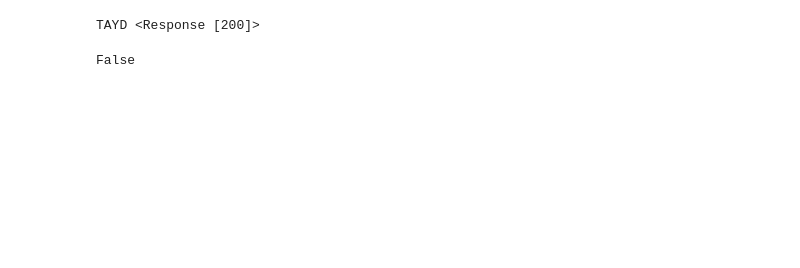
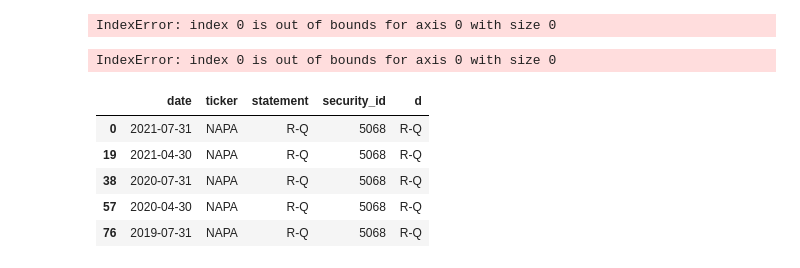
Before and after one commit to VonPappen/Simply-Fundamental-Database-Webscrapper, a Jupyter notebook: test2.ipynb, the cells around one changed output. Drawn from its saved outputs; the diff is of its cells as text; code cells hidden in the pictures; blank space fills up the shorter version.

```diff
--- a/test2.ipynb
+++ b/test2.ipynb
@@ -361,5 +246,24 @@ def no_table_log(ticker, stmnt, t_format):
-# %%
-no_table_log("TAYD", 'income-statement', 'annual')
-# %% [output]
-TAYD <Response [200]>
-False
+# %%
+df["statement"][(df['date'] == '2021-06-30') & (df['ticker'] == 'MSFT')].values[0]
+# %% [output]
+IndexError: index 0 is out of bounds for axis 0 with size 0
+# %%
+def retrieve_statement_id(date, ticker):
+    # df should be generated from existing listing database
+
+    return df["statement"][(df['date'] == date) & (df['ticker'] == ticker)].values[0]
+# %%
+retrieve_statement_id('2021-06-30', 'MSFT')
+# %% [output]
+IndexError: index 0 is out of bounds for axis 0 with size 0
+# %%
+df['d'] = df.apply(lambda x: retrieve_statement_id(date = x['date'], ticker= x['ticker']), axis=1)
+# %%
+df
+# %% [output]
+|  | date | ticker | statement | security_id | d |
+| 0 | 2021-07-31 | NAPA | R-Q | 5068 | R-Q |
+| 19 | 2021-04-30 | NAPA | R-Q | 5068 | R-Q |
+| 38 | 2020-07-31 | NAPA | R-Q | 5068 | R-Q |
+| 57 | 2020-04-30 | NAPA | R-Q | 5068 | R-Q |
+| 76 | 2019-07-31 | NAPA | R-Q | 5068 | R-Q |
```
Also changed, not shown: parts of 17 cells of this notebook, 18 other files.
